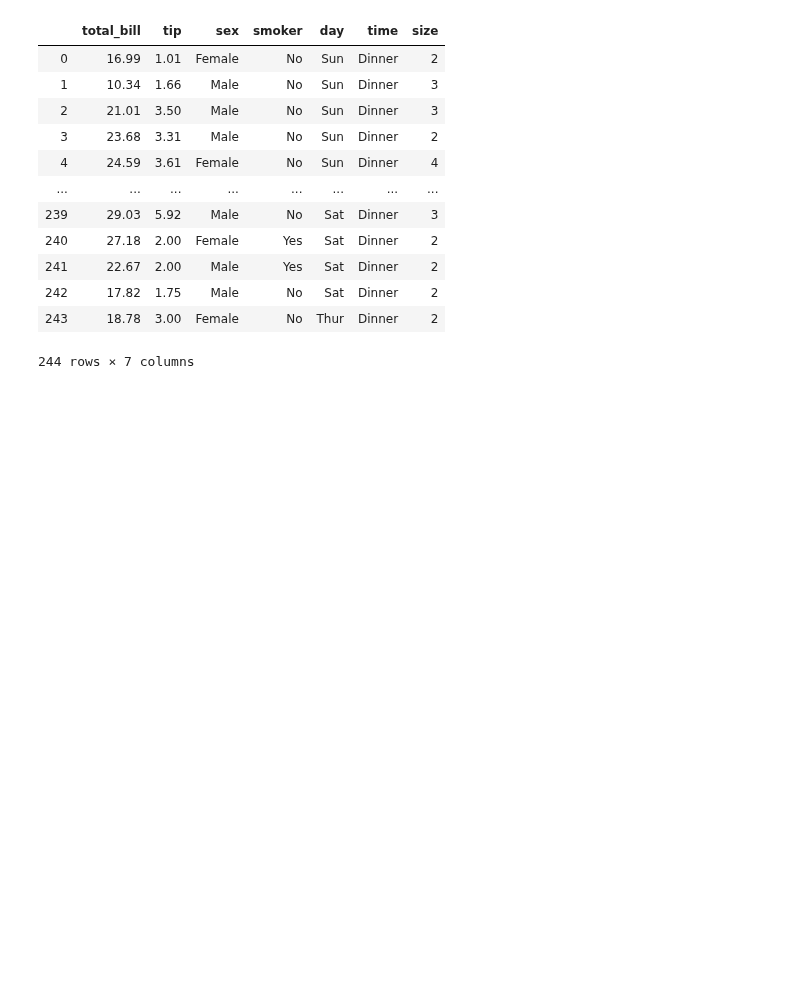
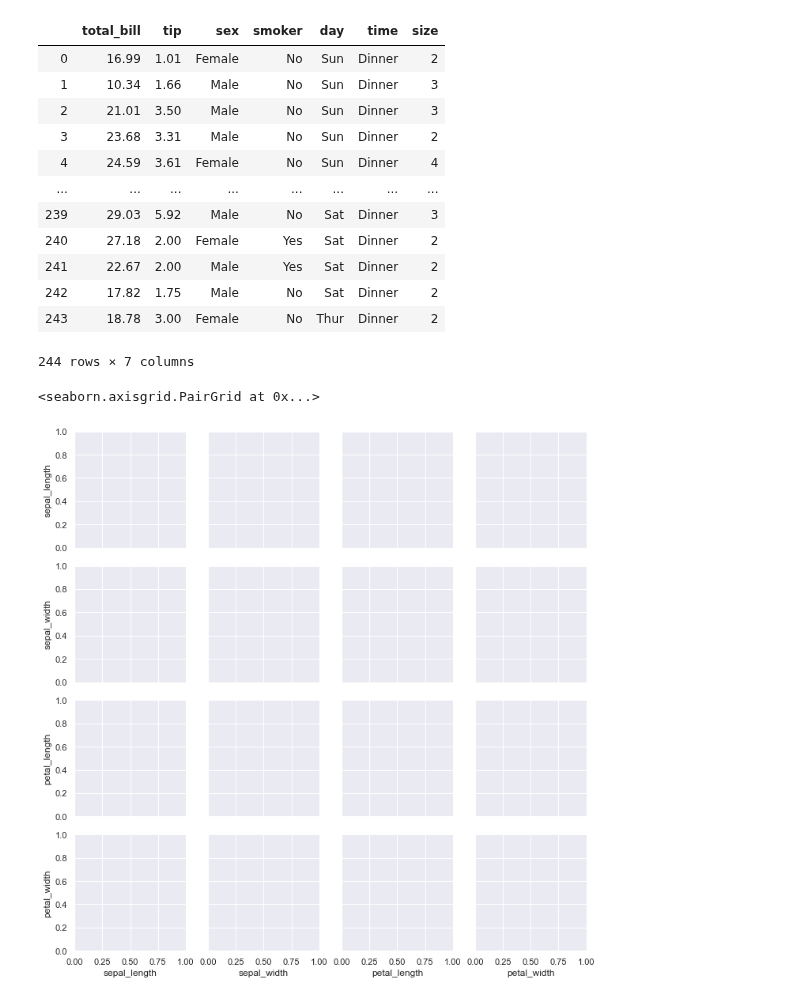
Before and after one commit to Yogendra3112/data_science, a Jupyter notebook: Seaborn.ipynb, the cells around one changed output. Drawn from its saved outputs; the diff is of its cells as text; code cells hidden in the pictures; blank space fills up the shorter version.

```diff
--- a/Seaborn.ipynb
+++ b/Seaborn.ipynb
@@ -252,3 +252,8 @@ tips
 | 242 | 17.82 | 1.75 | Male | No | Sat | Dinner | 2 |
 | 243 | 18.78 | 3.00 | Female | No | Thur | Dinner | 2 |
 244 rows × 7 columns
+# %%
+sns.PairGrid(df)
+# %% [output]
+<seaborn.axisgrid.PairGrid at 0x...>
+[figure, added]
```
